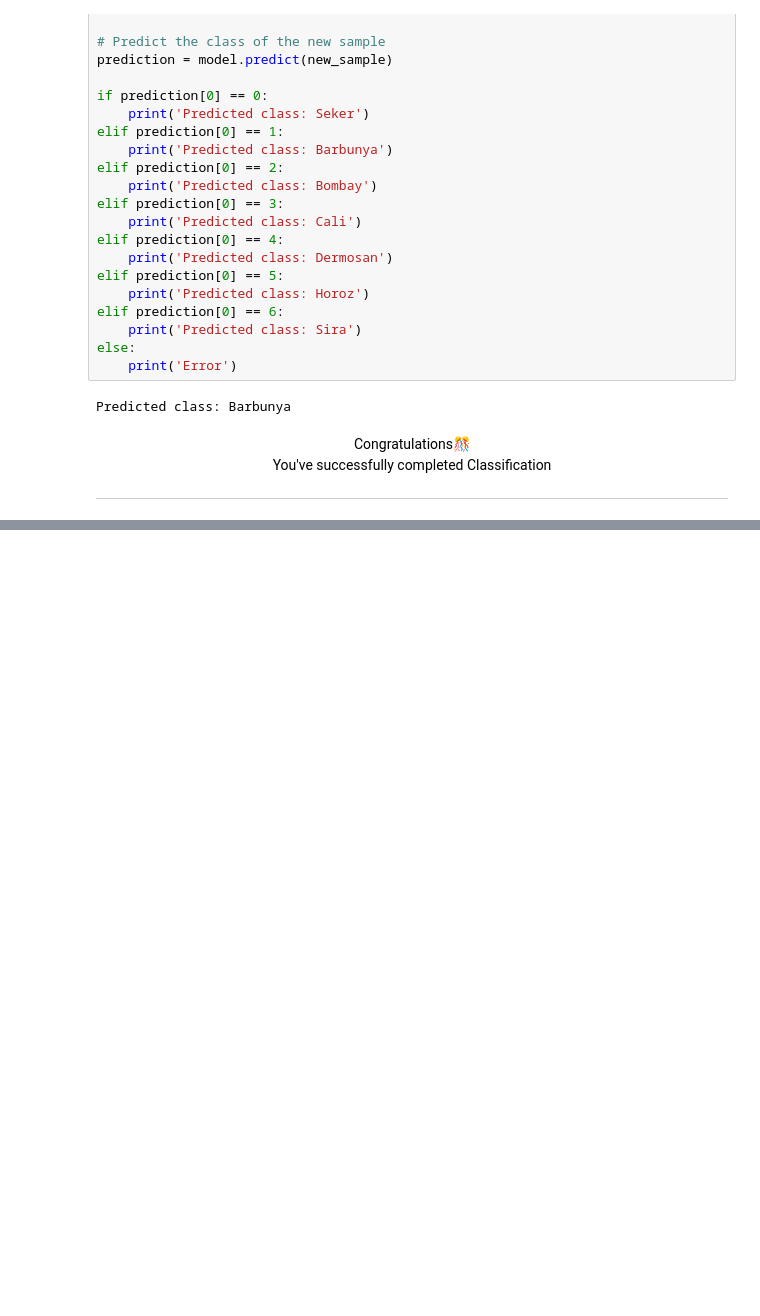
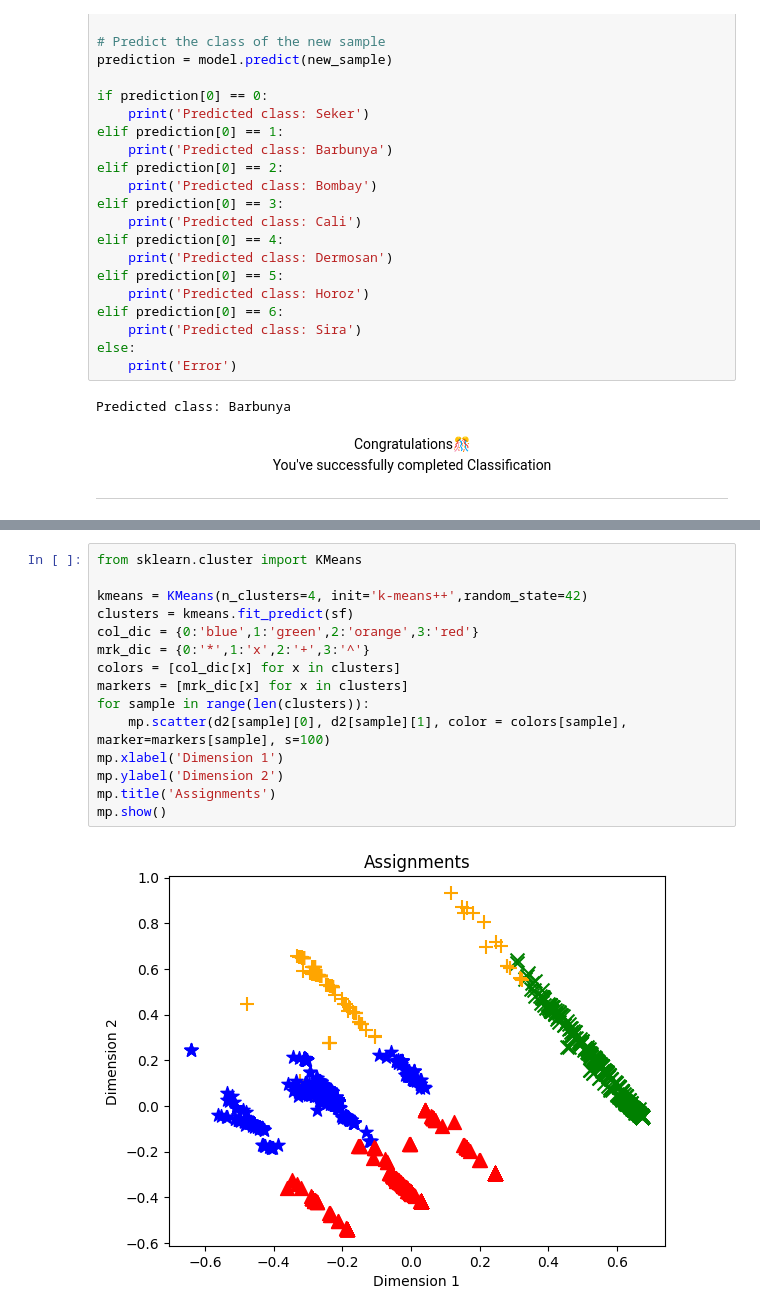
Before and after one commit to Chitransh-coder/ML, a Jupyter notebook: ML Notes.ipynb, the cells around one changed output, grey strips where cells are left out. Drawn from its saved outputs; the diff is of its cells as text; blank space fills up the shorter version.

```diff
--- a/ML Notes.ipynb
+++ b/ML Notes.ipynb
@@ -1735,0 +1800,17 @@ You've successfully completed Classification</center>
+# %%
+from sklearn.cluster import KMeans
+
+kmeans = KMeans(n_clusters=4, init='k-means++',random_state=42)
+clusters = kmeans.fit_predict(sf)
+col_dic = {0:'blue',1:'green',2:'orange',3:'red'}
+mrk_dic = {0:'*',1:'x',2:'+',3:'^'}
+colors = [col_dic[x] for x in clusters]
+markers = [mrk_dic[x] for x in clusters]
+for sample in range(len(clusters)):
+    mp.scatter(d2[sample][0], d2[sample][1], color = colors[sample], marker=markers[sample], s=100)
+mp.xlabel('Dimension 1')
+mp.ylabel('Dimension 2')
+mp.title('Assignments')
+mp.show()
+# %% [output]
+[figure, added]
```
Also changed, not shown: parts of 14 cells of this notebook, 2 other files.
